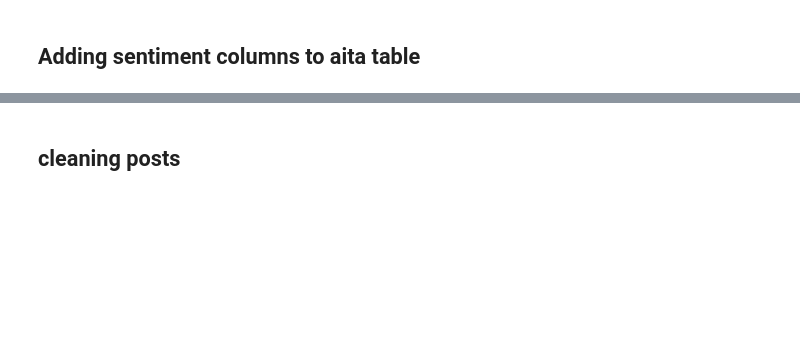
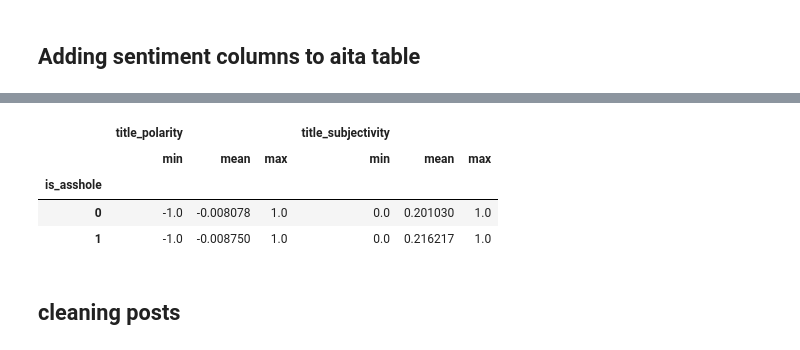
Before and after one commit to czengnn/who-is-the-asshole, a Jupyter notebook: who_the_a.ipynb, the cells around one changed output, grey strips where cells are left out. Drawn from its saved outputs; the diff is of its cells as text; code cells hidden in the pictures; blank space fills up the shorter version.

```diff
--- a/who_the_a.ipynb
+++ b/who_the_a.ipynb
@@ -74,6 +93,8 @@ for p in ax[1].patches:
 # %% [markdown]
 ## Adding sentiment columns to aita table
 # %%
-aita['polarity'] = aita['body_clean'].apply(lambda x : TextBlob(x).sentiment.polarity)
-aita['subjectivity'] = aita['body_clean'].apply(lambda x : TextBlob(x).sentiment.subjectivity)
+aita['body_polarity'] = aita['body_lil_clean'].apply(lambda x : TextBlob(x).sentiment.polarity)
+aita['body_subjectivity'] = aita['body_lil_clean'].apply(lambda x : TextBlob(x).sentiment.subjectivity)
+aita['title_polarity'] = aita['title_lil_clean'].apply(lambda x : TextBlob(x).sentiment.polarity)
+aita['title_subjectivity'] = aita['title_lil_clean'].apply(lambda x : TextBlob(x).sentiment.subjectivity)
 # %%
@@ -86,0 +108,8 @@ aita[['polarity','subjectivity','is_asshole']].groupby('is_asshole').agg({'polar
+# %%
+aita[['title_polarity','title_subjectivity','is_asshole']].groupby('is_asshole').agg({'title_polarity': ['min','mean','max'],'title_subjectivity':['min','mean','max']})
+# %% [output]
+|  | title_polarity |  |  | title_subjectivity |  |  |
+|  | min | mean | max | min | mean | max |
+| is_asshole |  |  |  |  |  |  |
+| 0 | -1.0 | -0.008078 | 1.0 | 0.0 | 0.201030 | 1.0 |
+| 1 | -1.0 | -0.008750 | 1.0 | 0.0 | 0.216217 | 1.0 |
```
Also changed, not shown: parts of 28 cells of this notebook, 7 other files.
